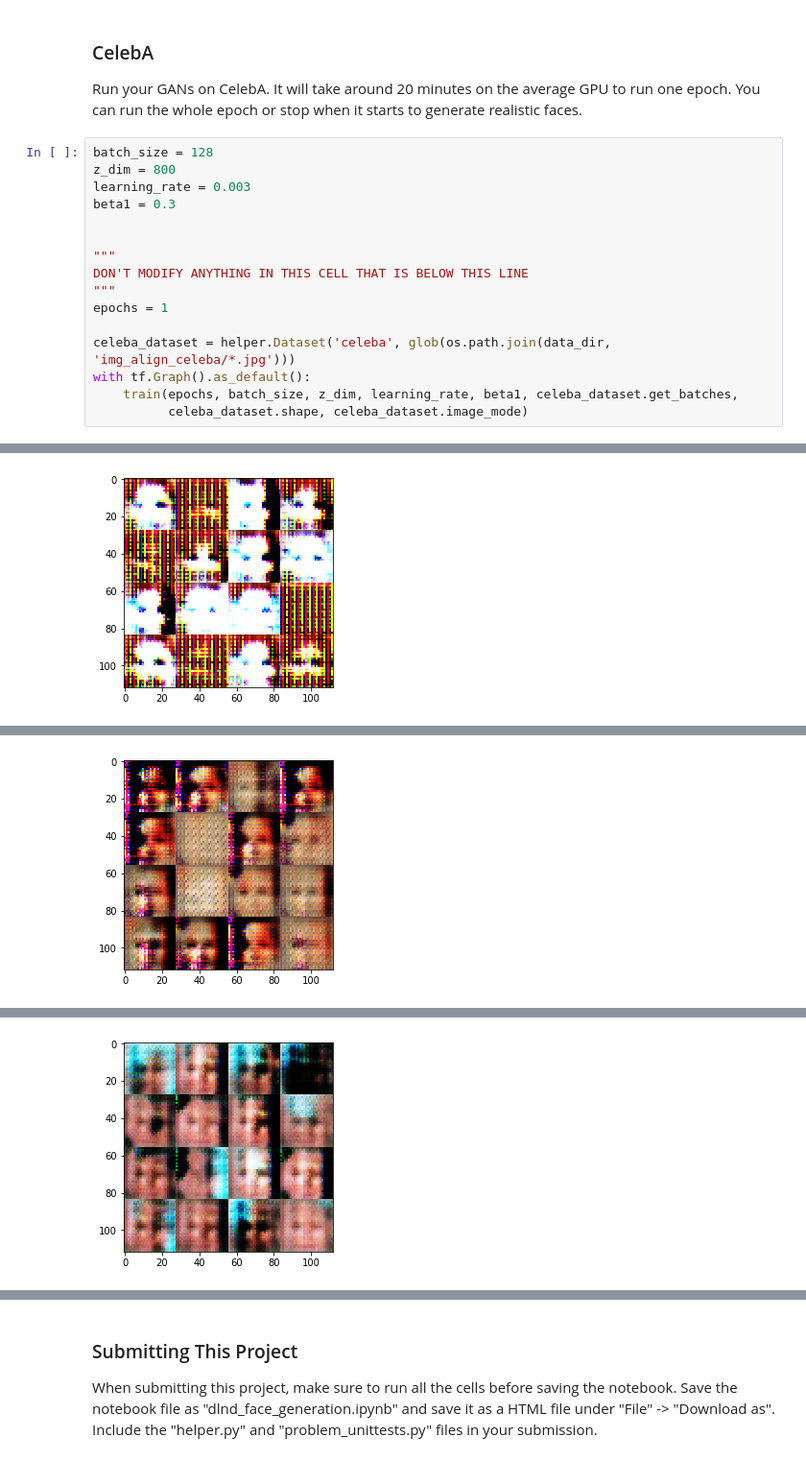
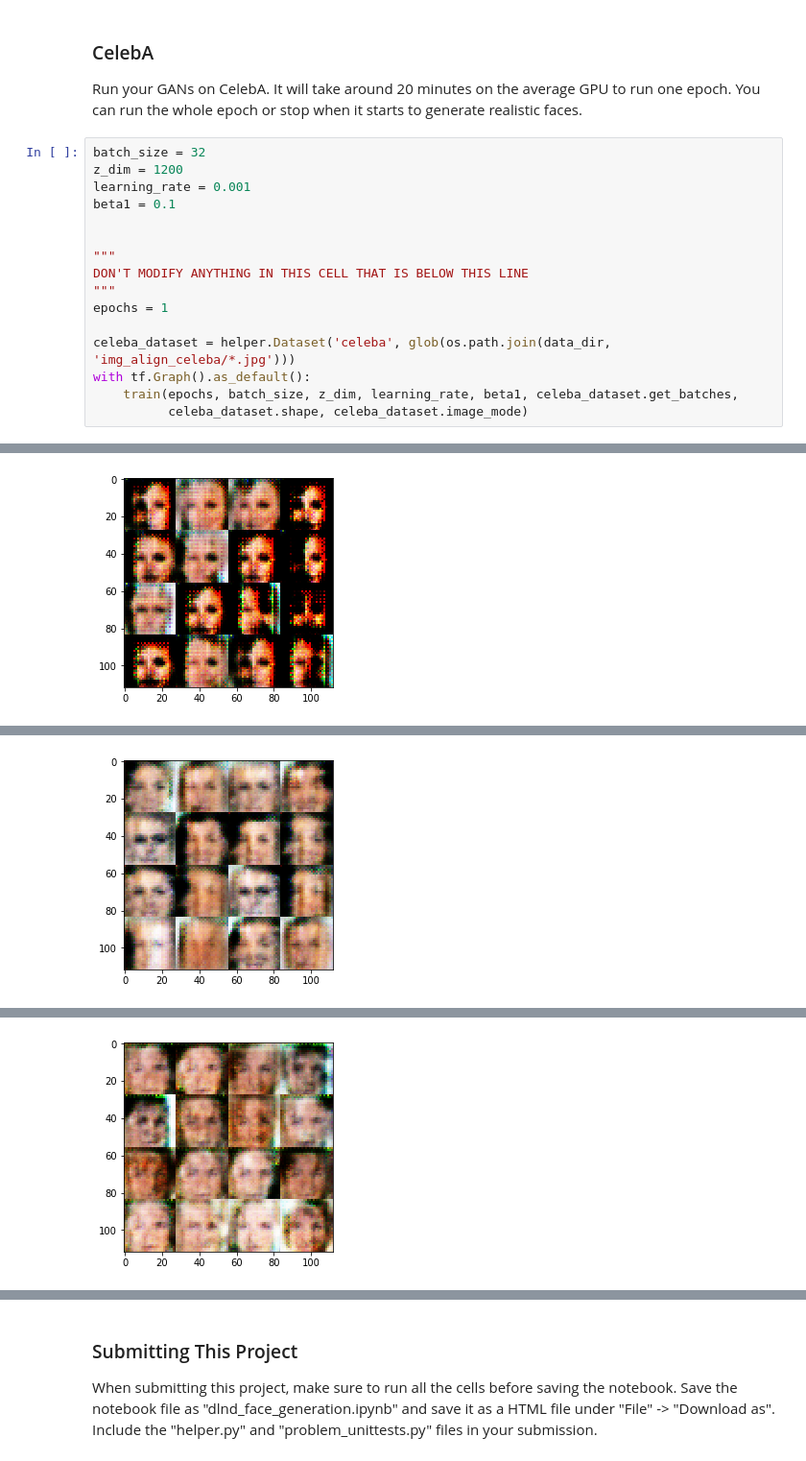
Before and after one commit to neeraj-pai/DLN-Proj5, a Jupyter notebook: dlnd_face_generation.ipynb, the cells around one changed output, grey strips where cells are left out. Shown at 96% size. Cells and saved outputs as stored; diff of their text form.

Commit message:
Reduced batch size

```diff
--- a/dlnd_face_generation.ipynb
+++ b/dlnd_face_generation.ipynb
@@ -526,10 +526,10 @@ Epoch 1/2... Discriminator Loss: 1.2802... Generator Loss: 0.6703
 ### CelebA
 Run your GANs on CelebA.  It will take around 20 minutes on the average GPU to run one epoch.  You can run the whole epoch or stop when it starts to generate realistic faces.
 # %%
-batch_size = 128
-z_dim = 800
-learning_rate = 0.003
-beta1 = 0.3
+batch_size = 32
+z_dim = 1200
+learning_rate = 0.001
+beta1 = 0.1
 
 
 """
@@ -565 +565 @@ Epoch 0/1... Discriminator Loss: 1.5998... Generator Loss: 0.7497
-[figure, old version]
+[figure, new version]
@@ -586 +586 @@ Epoch 0/1... Discriminator Loss: 2.7427... Generator Loss: 0.1605
-[figure, old version]
+[figure, new version]
@@ -607 +607 @@ Epoch 0/1... Discriminator Loss: 1.7496... Generator Loss: 0.5903
-[figure, old version]
+[figure, new version]
```
Also changed, not shown: parts of 1 cell of this notebook, 1 other file.
